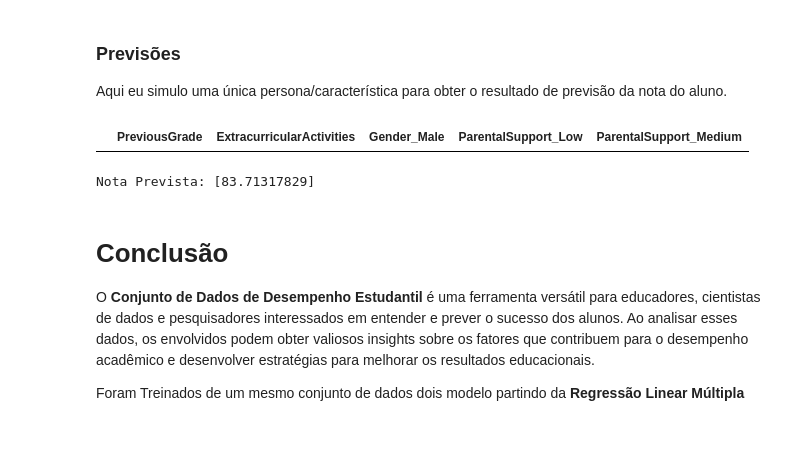
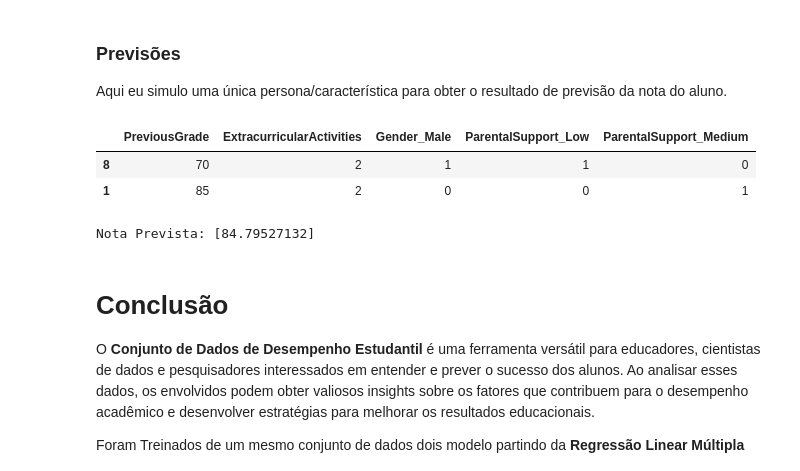
Before and after one commit to MendesRamon/PrevisaoNotasDeAlunos, a Jupyter notebook: PerformanceEstudante.ipynb, the cells around one changed output. Saved outputs shown, nothing was run; the diff lists cells and outputs as text; code cells hidden in the pictures; blank space fills up the shorter version.

```diff
--- a/PerformanceEstudante.ipynb
+++ b/PerformanceEstudante.ipynb
@@ -357,18 +396,20 @@ plt.show()
 
 Aqui eu simulo uma única persona/característica para obter o resultado de previsão da nota do aluno.
 # %%
-x_test.head(0) #ordem das colunas
+x_test.head(2) #ordem das colunas
 # %% [output]
 |  | PreviousGrade | ExtracurricularActivities | Gender_Male | ParentalSupport_Low | ParentalSupport_Medium |
+| 8 | 70 | 2 | 1 | 1 | 0 |
+| 1 | 85 | 2 | 0 | 0 | 1 |
 # %%
 #Range de teste
-meu_teste = [[80, 3, 1, 1, 0]]
+meu_teste = [[80, 0.03, 1, 1, 0]]
 #Predição
 nota_pred = linreg2.predict(meu_teste)
 #print do resultado
 print(f'Nota Prevista: {nota_pred}')
 # %% [output]
-Nota Prevista: [83.71317829]
+Nota Prevista: [84.79527132]
 # %% [markdown]
 # Conclusão
 
```
Also changed, not shown: parts of 19 cells of this notebook.
